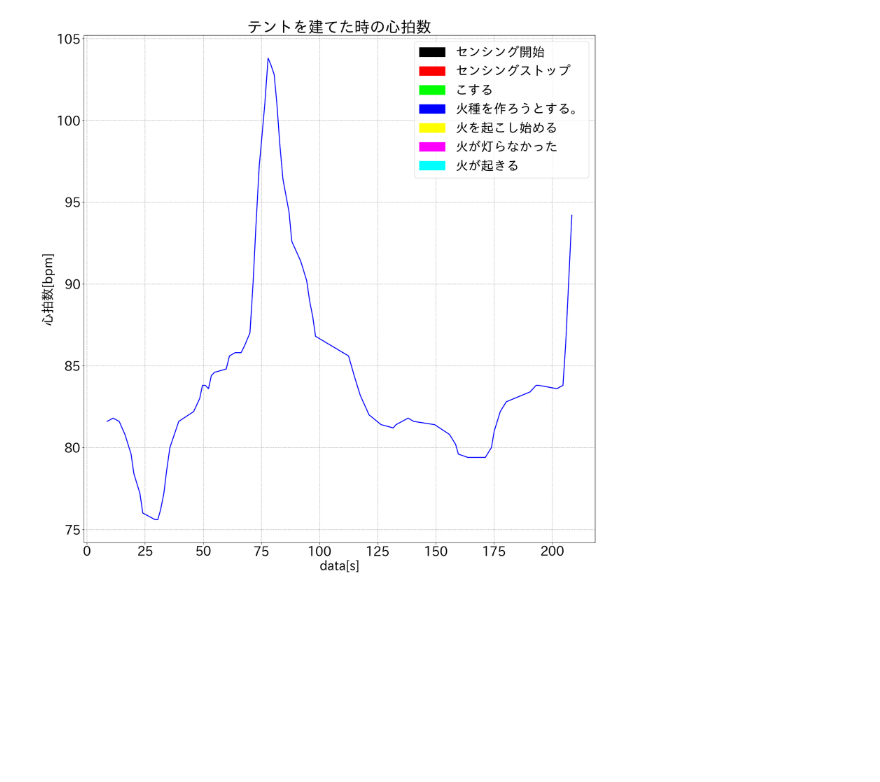
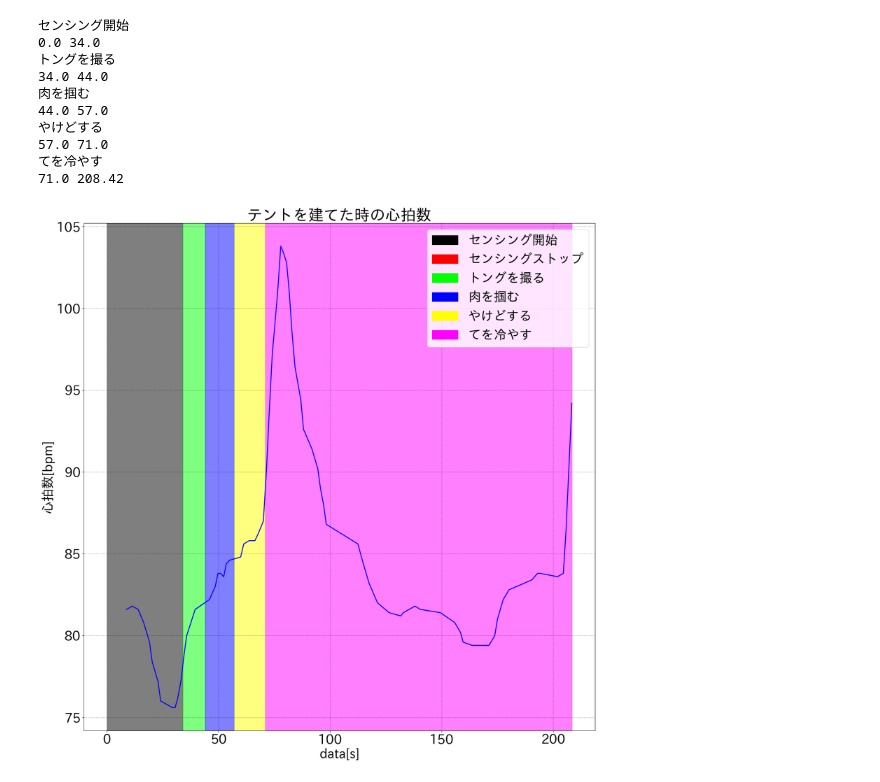
Before and after one commit to harutiro/jupyter, a Jupyter notebook: camp/3/python/料理焼きそば/HartRate.ipynb, the cells around one changed output. Drawn from its saved outputs; the diff is of its cells as text; code cells hidden in the pictures; blank space fills up the shorter version.

```diff
--- a/camp/3/python/料理焼きそば/HartRate.ipynb
+++ b/camp/3/python/料理焼きそば/HartRate.ipynb
@@ -42,37 +42,55 @@ ax3.plot(
     label="rssi",
     linewidth=2,  # 線の太さを指定
     color="blue"  # 線の色を赤色に指定
 )
 
 ax3.legend()
 
 # 各contentに対応する色の辞書を作成
 content_colors = {
     "センシング開始": "#000000",
     "センシングストップ": "#ff0000",
-    "こする": "#00ff00",
-    "火種を作ろうとする。": "#0000ff",
-    "火を起こし始める": "#ffff00",
-    "火が灯らなかった": "#ff00ff",
-    "火が起きる": "#00ffff",
+    "トングを撮る": "#00ff00",
+    "肉を掴む": "#0000ff",
+    "やけどする": "#ffff00",
+    "てを冷やす": "#ff00ff",
 }
 
 # 階段利用区間をラベリング
 for i in range(len(ans)):
     content = ans["content"][i]  # 現在のデータのcontent
     print(content)
     color = content_colors.get(content, "#808080")  # 現在のデータのcontentに対応する色
     start_time = (ans["time"][i] - ans["time"][0]) / 1000
-    end_time = (ans["time"][i + 1] - ans["time"][0]) / 1000 if i < len(ans) - 1 else (acc["time"].max() - ans["time"][0]) / 1000
+    end_time = 0
+    if i < len(ans) - 1 :
+        end_time = (ans["time"][i + 1] - ans["time"][0]) / 1000
+    else :
+        end_time = (acc["time"].iloc[-1] - acc["time"][0]) / 1000
+
+    start_time = start_time
+    end_time = end_time
+
+    print(start_time, end_time)
     ax3.axvspan(start_time, end_time, color=color, alpha=0.5, zorder=1)
 
 # 凡例の作成
 content_labels = list(content_colors.keys())
 content_patches = [matplotlib.patches.Patch(color=color) for color in content_colors.values()]
 
 # 凡例の表示
 ax3.legend(content_patches, content_labels, loc="upper right")
 
 plt.show()
 # %% [output]
+センシング開始
+0.0 34.0
+トングを撮る
+34.0 44.0
+肉を掴む
+44.0 57.0
+やけどする
+57.0 71.0
+てを冷やす
+71.0 208.42
-[figure, old version]
+[figure, new version]
```
Also changed, not shown: 7 other files.
